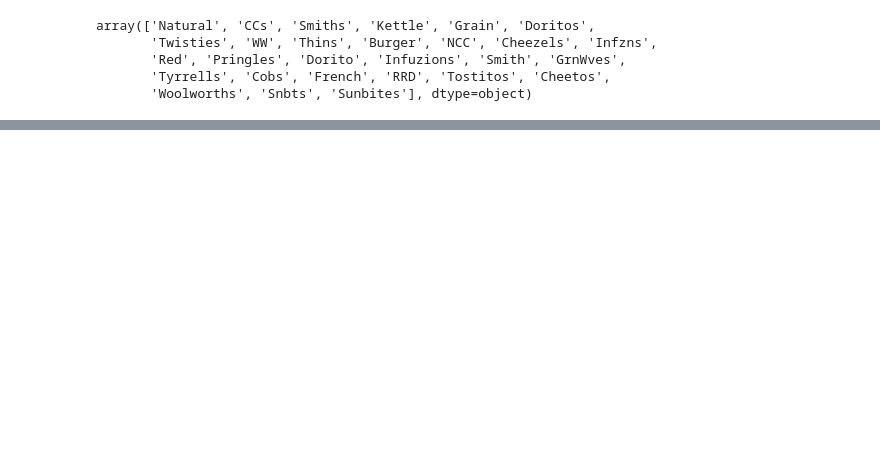
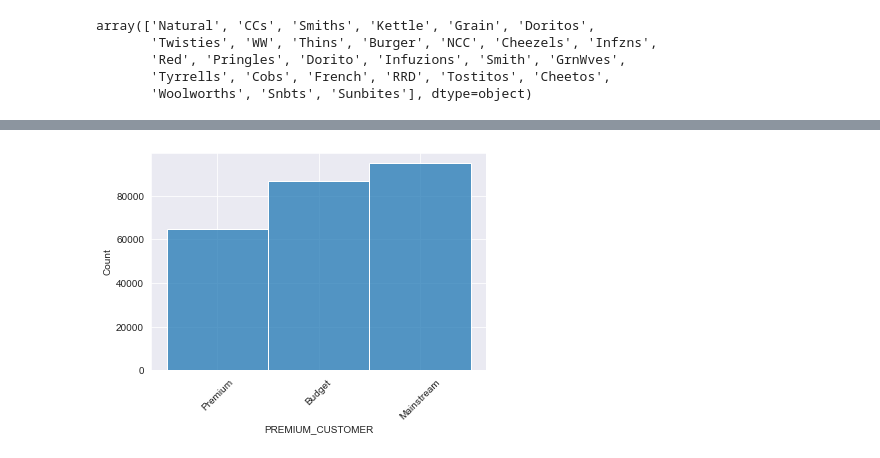
Before and after one commit to JoshyB14/Quantium_Data_Analytics_Virtual_Internship, a Jupyter notebook: Quantium_task1.ipynb, the cells around one changed output, grey strips where cells are left out. Saved outputs shown, nothing was run; the diff lists cells and outputs as text; code cells hidden in the pictures; blank space fills up the shorter version.

```diff
--- a/Quantium_task1.ipynb
+++ b/Quantium_task1.ipynb
@@ -302,0 +323,7 @@ plt.show()
+# %%
+# hisogram of how premium a customer is
+sns.histplot(x='PREMIUM_CUSTOMER', data=chips_data)
+plt.xticks(rotation=45)
+plt.show()
+# %% [output]
+[figure, added]
```
Also changed, not shown: parts of 13 cells of this notebook, 1 other file.
